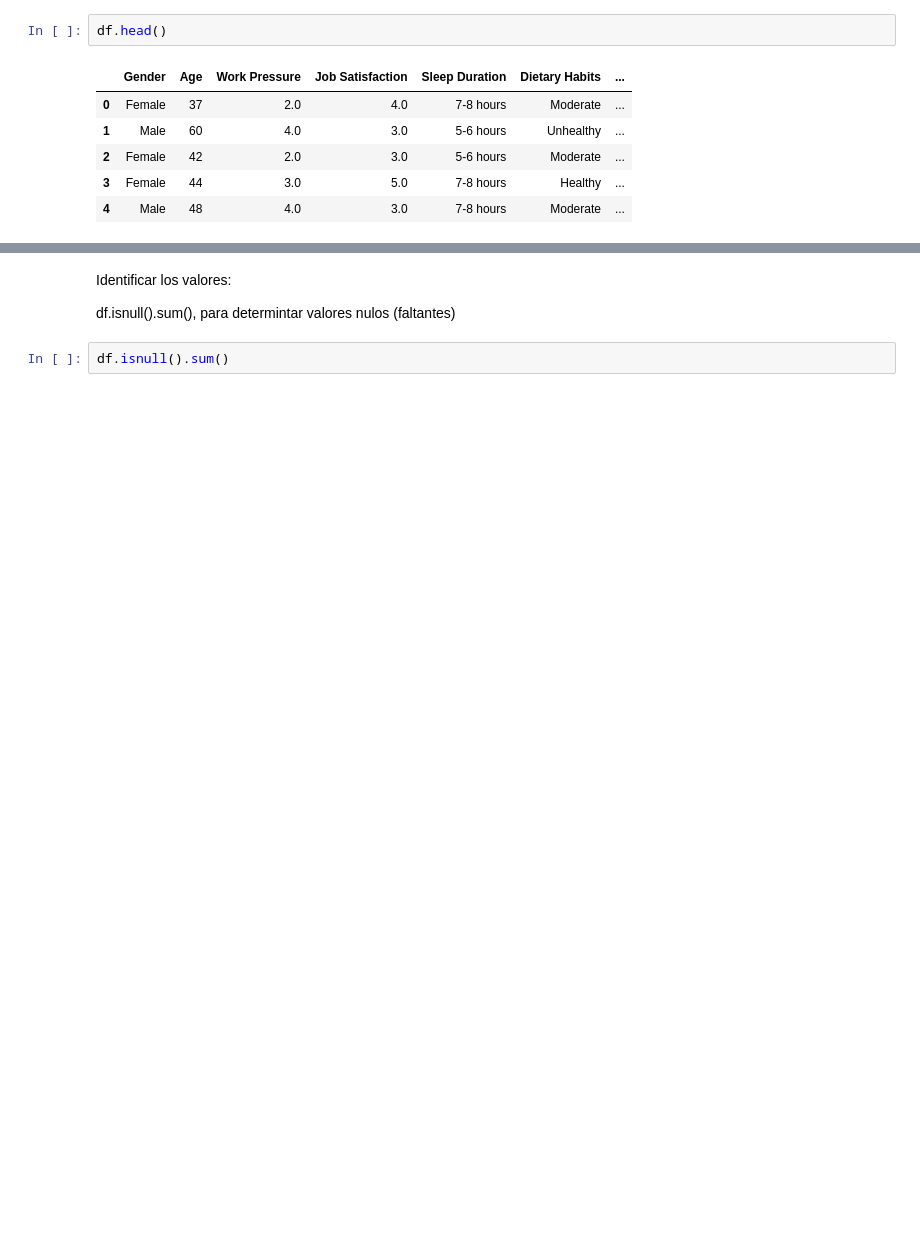
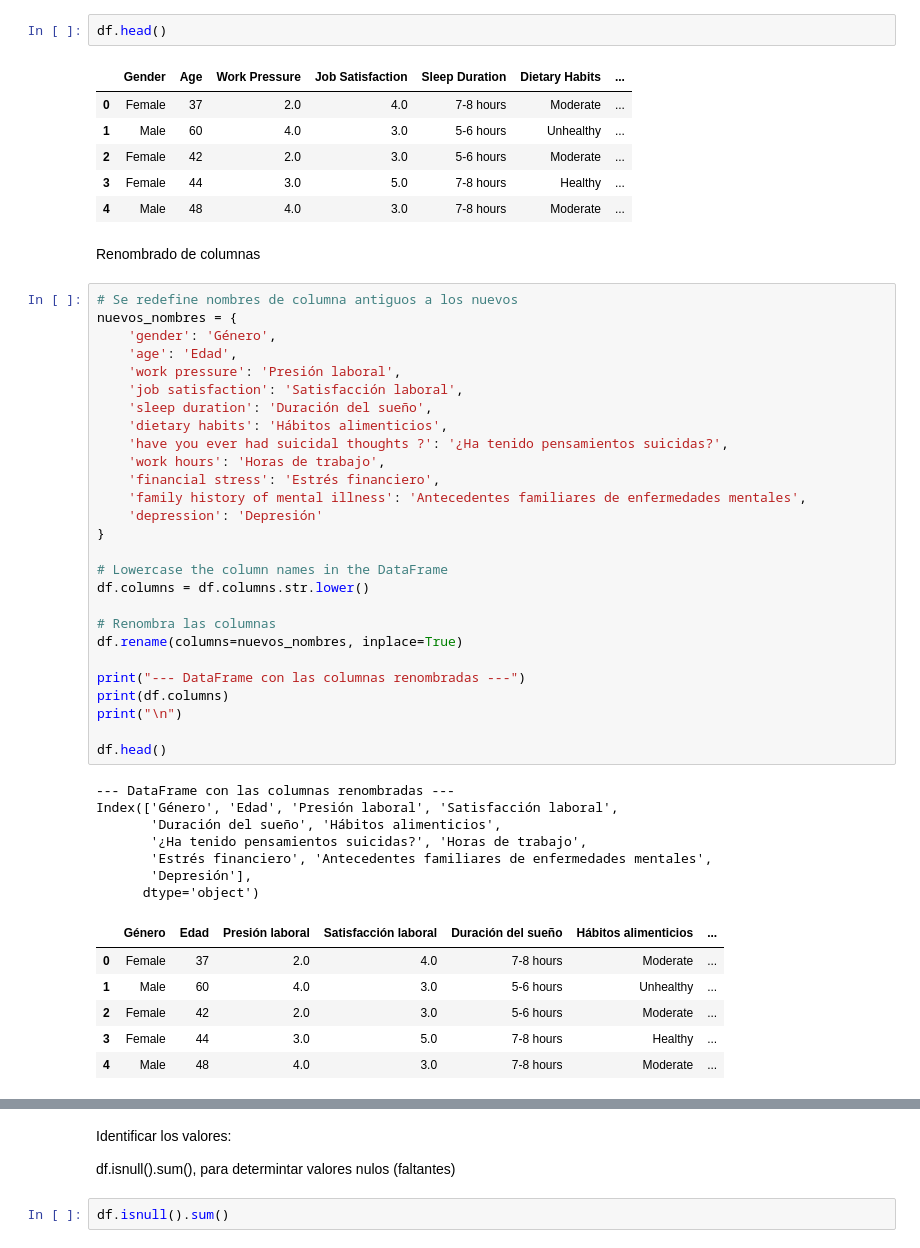
Before and after one commit to vazquezsilvana/Entrega-Final-Ciencia-de-Datos-I, a Jupyter notebook: ProyectoParteIII+Vazquez.ipynb, the cells around one changed output, grey strips where cells are left out. Cells and saved outputs as stored; diff of their text form; blank space fills up the shorter version.

```diff
--- a/ProyectoParteIII+Vazquez.ipynb
+++ b/ProyectoParteIII+Vazquez.ipynb
@@ -54,6 +56,49 @@ df.head()
 | 2 | Female | 42 | 2.0 | 3.0 | 5-6 hours | Moderate | ... |
 | 3 | Female | 44 | 3.0 | 5.0 | 7-8 hours | Healthy | ... |
 | 4 | Male | 48 | 4.0 | 3.0 | 7-8 hours | Moderate | ... |
+# %% [markdown]
+Renombrado de columnas
+# %%
+# Se redefine nombres de columna antiguos a los nuevos
+nuevos_nombres = {
+    'gender': 'Género',
+    'age': 'Edad',
+    'work pressure': 'Presión laboral',
+    'job satisfaction': 'Satisfacción laboral',
+    'sleep duration': 'Duración del sueño',
+    'dietary habits': 'Hábitos alimenticios',
+    'have you ever had suicidal thoughts ?': '¿Ha tenido pensamientos suicidas?',
+    'work hours': 'Horas de trabajo',
+    'financial stress': 'Estrés financiero',
+    'family history of mental illness': 'Antecedentes familiares de enfermedades mentales',
+    'depression': 'Depresión'
+}
+
+# Lowercase the column names in the DataFrame
+df.columns = df.columns.str.lower()
+
+# Renombra las columnas
+df.rename(columns=nuevos_nombres, inplace=True)
+
+print("--- DataFrame con las columnas renombradas ---")
+print(df.columns)
+print("\n")
+
+df.head()
+# %% [output]
+--- DataFrame con las columnas renombradas ---
+Index(['Género', 'Edad', 'Presión laboral', 'Satisfacción laboral',
+       'Duración del sueño', 'Hábitos alimenticios',
+       '¿Ha tenido pensamientos suicidas?', 'Horas de trabajo',
+       'Estrés financiero', 'Antecedentes familiares de enfermedades mentales',
+       'Depresión'],
+      dtype='object')
+|  | Género | Edad | Presión laboral | Satisfacción laboral | Duración del sueño | Hábitos alimenticios | ... |
+| 0 | Female | 37 | 2.0 | 4.0 | 7-8 hours | Moderate | ... |
+| 1 | Male | 60 | 4.0 | 3.0 | 5-6 hours | Unhealthy | ... |
+| 2 | Female | 42 | 2.0 | 3.0 | 5-6 hours | Moderate | ... |
+| 3 | Female | 44 | 3.0 | 5.0 | 7-8 hours | Healthy | ... |
+| 4 | Male | 48 | 4.0 | 3.0 | 7-8 hours | Moderate | ... |
 # %%
 df.info()
 # %% [output]
```
Also changed, not shown: parts of 7 cells of this notebook.
